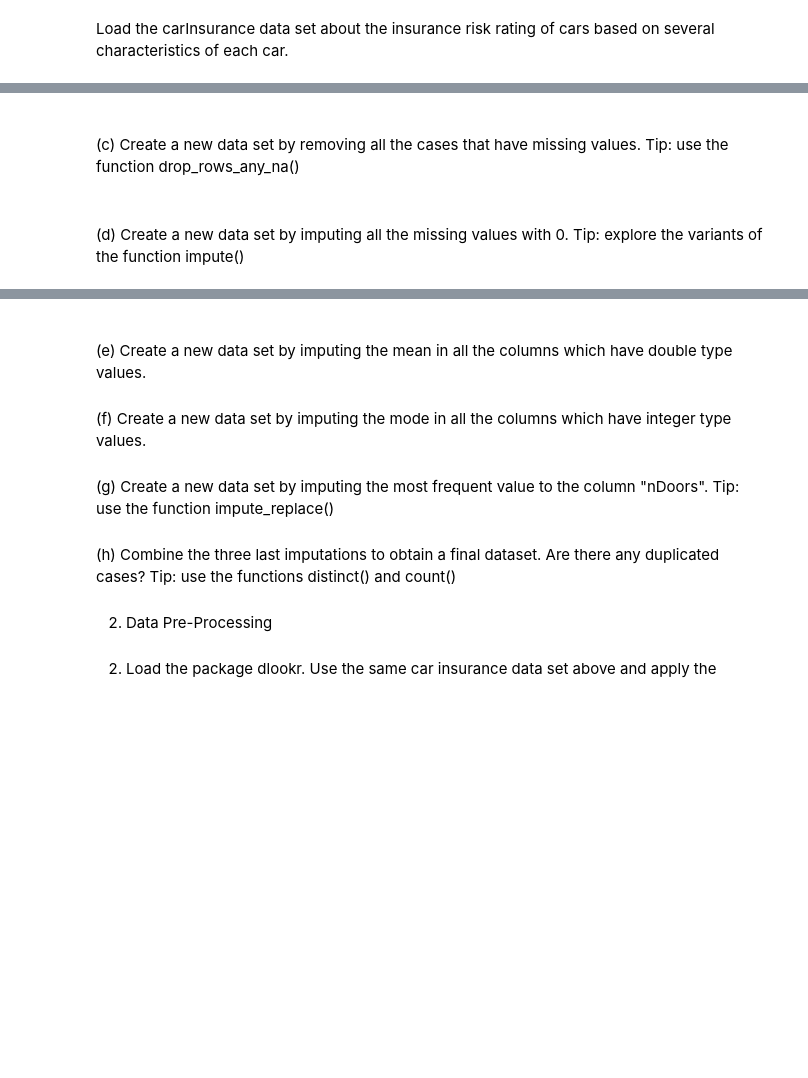
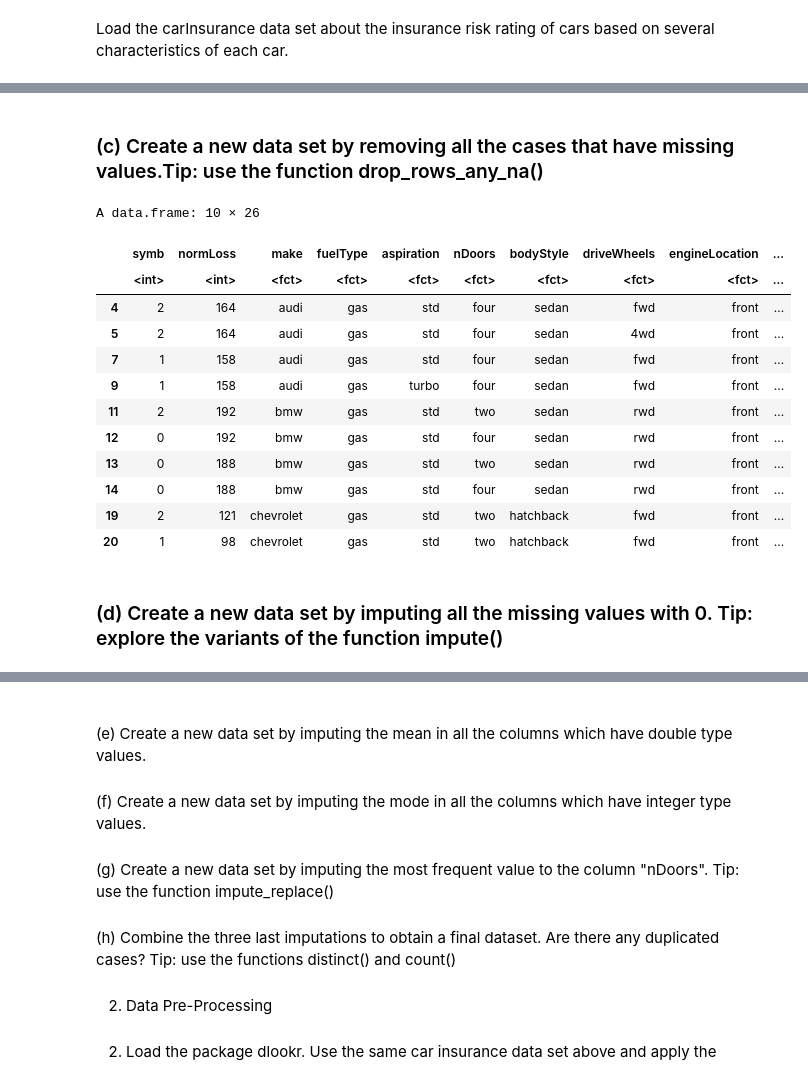
Before and after one commit to PaolaMaribel18/hands-on-2023A, a Jupyter notebook: notebooks/02-dataquality.ipynb, the cells around one changed output, grey strips where cells are left out. Saved outputs shown, nothing was run; the diff lists cells and outputs as text; code cells hidden in the pictures; blank space fills up the shorter version.

```diff
--- a/notebooks/02-dataquality.ipynb
+++ b/notebooks/02-dataquality.ipynb
@@ -102,15 +97,26 @@ print(missing_cases)
 # %% [markdown]
-###
-(c) Create a new data set by removing all the cases that have missing values.
-Tip: use the function drop_rows_any_na()
+### (c) Create a new data set by removing all the cases that have missing values.Tip: use the function drop_rows_any_na()
 # %%
 # Create a new dataset without missing values
 new_dataset <- drop_rows_any_na(data_df)
-new_dataset
+#Print the first 10 rows
+head(new_dataset,10)
+# %% [output]
+A data.frame: 10 × 26
+|  | symb | normLoss | make | fuelType | aspiration | nDoors | bodyStyle | driveWheels | engineLocation | ... |
+|  | <int> | <int> | <fct> | <fct> | <fct> | <fct> | <fct> | <fct> | <fct> | ... |
+| 4 | 2 | 164 | audi | gas | std | four | sedan | fwd | front | ... |
+| 5 | 2 | 164 | audi | gas | std | four | sedan | 4wd | front | ... |
+| 7 | 1 | 158 | audi | gas | std | four | sedan | fwd | front | ... |
+| 9 | 1 | 158 | audi | gas | turbo | four | sedan | fwd | front | ... |
+| 11 | 2 | 192 | bmw | gas | std | two | sedan | rwd | front | ... |
+| 12 | 0 | 192 | bmw | gas | std | four | sedan | rwd | front | ... |
+| 13 | 0 | 188 | bmw | gas | std | two | sedan | rwd | front | ... |
+| 14 | 0 | 188 | bmw | gas | std | four | sedan | rwd | front | ... |
+| 19 | 2 | 121 | chevrolet | gas | std | two | hatchback | fwd | front | ... |
+| 20 | 1 | 98 | chevrolet | gas | std | two | hatchback | fwd | front | ... |
 # %% [markdown]
-###
-(d) Create a new data set by imputing all the missing values with 0.
-Tip: explore the variants of the function impute()
+### (d) Create a new data set by imputing all the missing values with 0. Tip: explore the variants of the function impute()
 # %%
 # Create a new dataset with missing values imputed as 0
 new_dataset <- impute(data_df, method = "fixed", fixed_value = 0)
```
Also changed, not shown: parts of 8 cells of this notebook.
